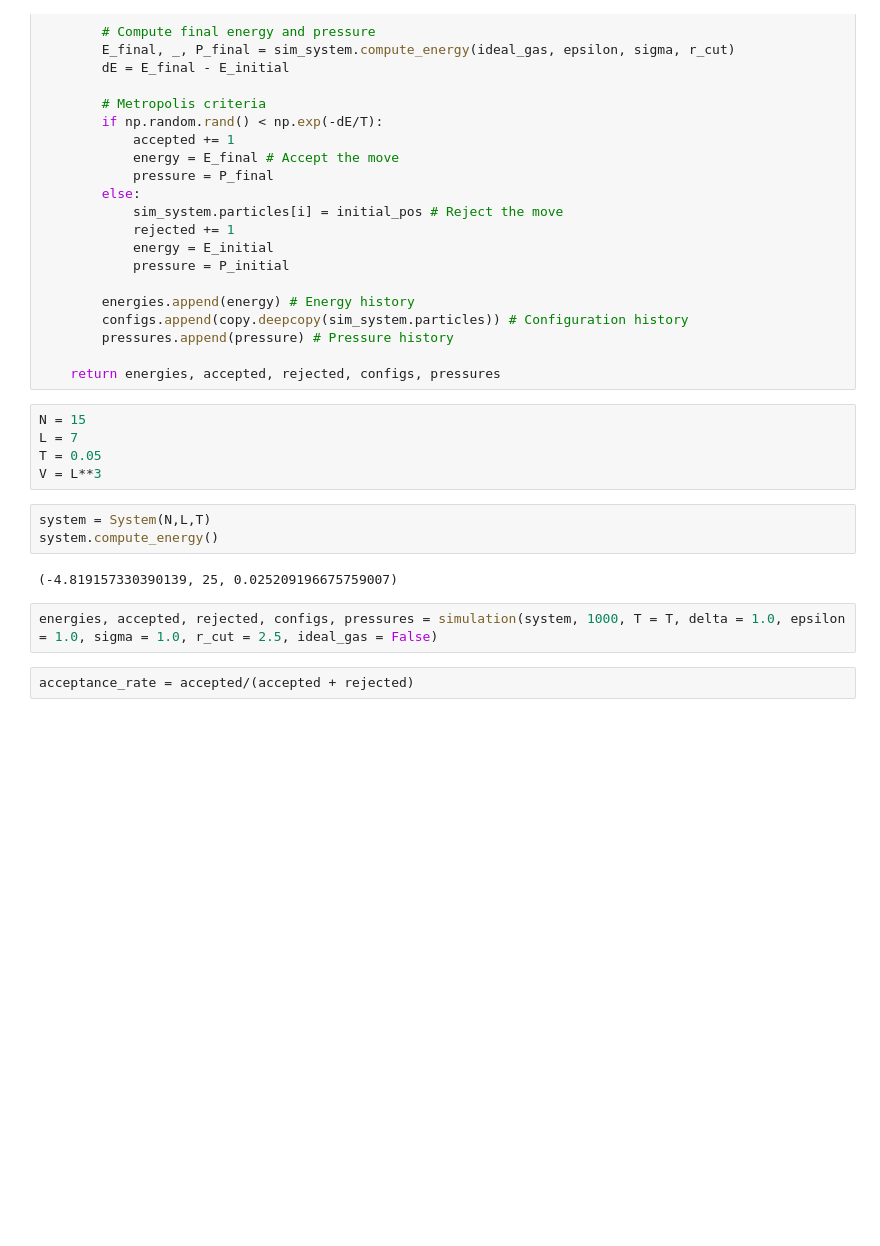
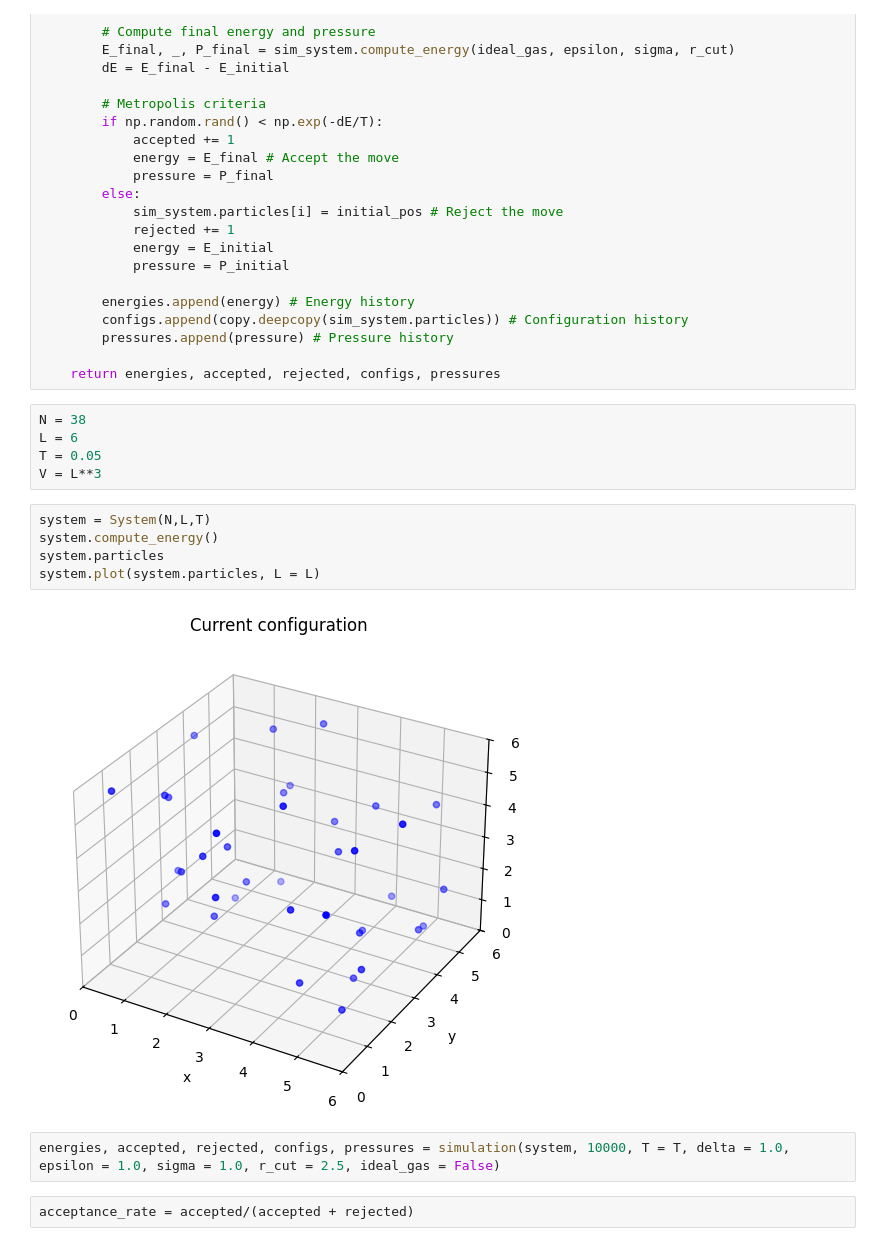
Before and after one commit to eridanirojas/563-rojas, a Jupyter notebook: 3DMCSampling.ipynb, the cells around one changed output. Drawn from its saved outputs; the diff is of its cells as text; blank space fills up the shorter version.

```diff
--- a/3DMCSampling.ipynb
+++ b/3DMCSampling.ipynb
@@ -164,17 +164,19 @@ def simulation(system, steps, T=1.0, delta = 1.0, epsilon = 1.0, sigma = 1.0, r_
 
     return energies, accepted, rejected, configs, pressures
 # %%
-N = 15
-L = 7
+N = 38
+L = 6
 T = 0.05
 V = L**3
 # %%
 system = System(N,L,T)
 system.compute_energy()
+system.particles
+system.plot(system.particles, L = L)
 # %% [output]
-(-4.819157330390139, 25, 0.025209196675759007)
+[figure, added]
 # %%
-energies, accepted, rejected, configs, pressures = simulation(system, 1000, T = T, delta = 1.0, epsilon = 1.0, sigma = 1.0, r_cut = 2.5, ideal_gas = False)
+energies, accepted, rejected, configs, pressures = simulation(system, 10000, T = T, delta = 1.0, epsilon = 1.0, sigma = 1.0, r_cut = 2.5, ideal_gas = False)
 # %%
 acceptance_rate = accepted/(accepted + rejected)
 # %%
```
Also changed, not shown: parts of 19 cells of this notebook.
